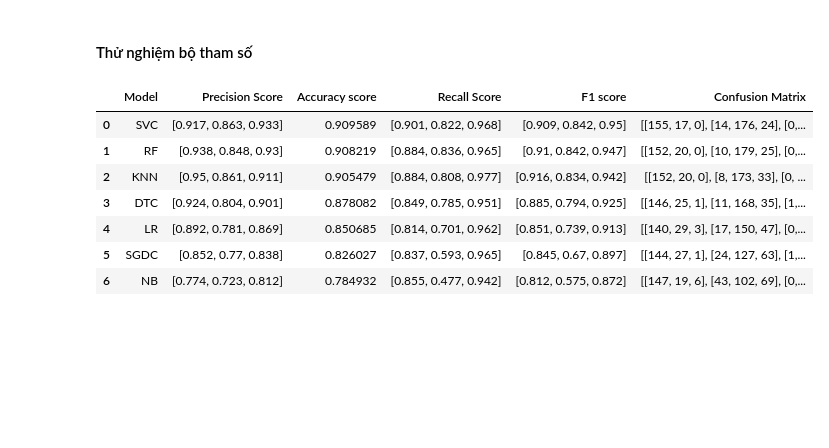
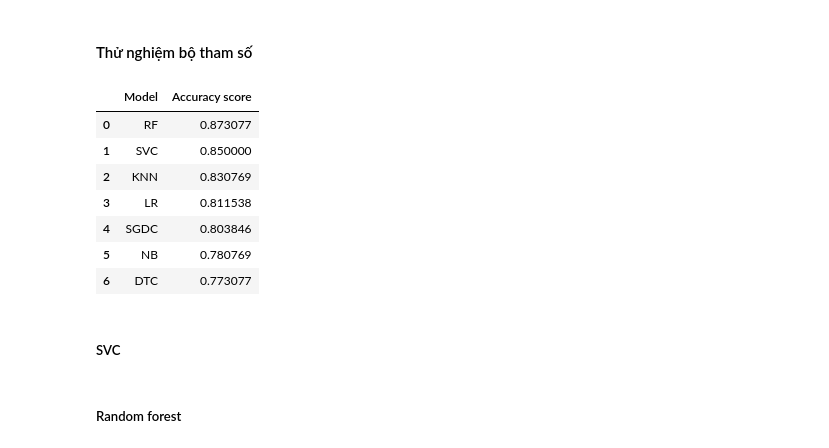
Before and after one commit to tranhuutuan261103/Gym-Exercise-Correction, a Jupyter notebook: trainning/squat_model/train_model.ipynb, the cells around one changed output. Cells and saved outputs as stored; diff of their text form; code cells hidden in the pictures; blank space fills up the shorter version.

```diff
--- a/trainning/squat_model/train_model.ipynb
+++ b/trainning/squat_model/train_model.ipynb
@@ -196,0 +145,7 @@ weighted avg       0.91      0.91      0.91       730
+# %%
+transformed_X = preprocessor.fit_transform(X)
+new_columns = numerical_cols.to_list()
+
+transformed_X = pd.DataFrame(transformed_X, columns=new_columns)
+X = transformed_X
+X
@@ -278,0 +288,3 @@ for name, model in models_tuned_grid.items():
+# %%
+with open('best_params/best_params_SVC.json', 'w') as f:
+    json.dump(best_params_SVC, f)
@@ -360,13 +384,0 @@ Fitting 3 folds for each of 100 candidates, totalling 300 fits
-# %%
-with open('best_params_v1.json', 'w') as f:
-    json.dump(best_params_random, f)
-# %%
-# Printing the best parameters for each model
-print("Best parameters for each model:")
-for name, params in best_params_random.items():
-    print(f"{name}: {params}")
-
-# Printing the tuned models
-print("\nTuned models:")
-for name, model in models_tuned_random.items():
-    print(f"{name}: {model}")
@@ -389,46 +389,41 @@ RF: RandomForestClassifier(max_depth=90, n_estimators=2000)
 # %%
-with open('best_params.json', 'r') as f:
+with open('best_params_front.json', 'r') as f:
     best_params = json.load(f)
 
 # Assuming 'best_params' has been filled with the best parameters for each model from GridSearchCV or RandomizedSearchCV
 algorithms = [
     ("LR", LogisticRegression(**best_params.get("LR", {}), random_state=42)),
     ("SVC", SVC(probability=True, **best_params.get("SVC", {}), random_state=42)),
     ('KNN', KNeighborsClassifier(**best_params.get("KNN", {}))),
     ("DTC", DecisionTreeClassifier(**best_params.get("DTC", {}), random_state=42)),
     ("SGDC", CalibratedClassifierCV(SGDClassifier(**best_params.get("SGDC", {})))),
     ("NB", GaussianNB()),  # GaussianNB không có tham số cụ thể để điều chỉnh
     ('RF', RandomForestClassifier(**best_params.get("RF", {}), random_state=42)),
 ]
 
 models = {}
 final_results = []
 
 for name, model in algorithms:
     trained_model = model.fit(X_train, y_train)
     models[name] = trained_model
 
     # Evaluate model
     model_results = model.predict(X_test)
 
-    p_score = precision_score(y_test, model_results, average=None, labels=[0, 1, 2])
     a_score = accuracy_score(y_test, model_results)
-    r_score = recall_score(y_test, model_results, average=None, labels=[0, 1, 2])
-    f1_score_result = f1_score(y_test, model_results, average=None, labels=[0, 1, 2])
-    cm = confusion_matrix(y_test, model_results, labels=[0, 1, 2])
-    final_results.append((name, round_up_metric_results(p_score), a_score, round_up_metric_results(r_score), round_up_metric_results(f1_score_result), cm))
+    final_results.append((name, a_score))
 
-# Sort results by F1 score
-final_results.sort(key=lambda k: sum(k[4]), reverse=True)
+# Sort results by accuracy score
+final_results.sort(key=lambda k: k[1], reverse=True)
 
-# Display results in a DataFrame for better visualization
-pd.DataFrame(final_results, columns=["Model", "Precision Score", "Accuracy score", "Recall Score", "F1 score", "Confusion Matrix"])
+pd.DataFrame(final_results, columns=["Model", "Accuracy score"])
 # %% [output]
-|  | Model | Precision Score | Accuracy score | Recall Score | F1 score | Confusion Matrix |
-| 0 | SVC | [0.917, 0.863, 0.933] | 0.909589 | [0.901, 0.822, 0.968] | [0.909, 0.842, 0.95] | [[155, 17, 0], [14, 176, 24], [0,... |
-| 1 | RF | [0.938, 0.848, 0.93] | 0.908219 | [0.884, 0.836, 0.965] | [0.91, 0.842, 0.947] | [[152, 20, 0], [10, 179, 25], [0,... |
-| 2 | KNN | [0.95, 0.861, 0.911] | 0.905479 | [0.884, 0.808, 0.977] | [0.916, 0.834, 0.942] | [[152, 20, 0], [8, 173, 33], [0, ... |
-| 3 | DTC | [0.924, 0.804, 0.901] | 0.878082 | [0.849, 0.785, 0.951] | [0.885, 0.794, 0.925] | [[146, 25, 1], [11, 168, 35], [1,... |
-| 4 | LR | [0.892, 0.781, 0.869] | 0.850685 | [0.814, 0.701, 0.962] | [0.851, 0.739, 0.913] | [[140, 29, 3], [17, 150, 47], [0,... |
-| 5 | SGDC | [0.852, 0.77, 0.838] | 0.826027 | [0.837, 0.593, 0.965] | [0.845, 0.67, 0.897] | [[144, 27, 1], [24, 127, 63], [1,... |
-| 6 | NB | [0.774, 0.723, 0.812] | 0.784932 | [0.855, 0.477, 0.942] | [0.812, 0.575, 0.872] | [[147, 19, 6], [43, 102, 69], [0,... |
+|  | Model | Accuracy score |
+| 0 | RF | 0.873077 |
+| 1 | SVC | 0.850000 |
+| 2 | KNN | 0.830769 |
+| 3 | LR | 0.811538 |
+| 4 | SGDC | 0.803846 |
+| 5 | NB | 0.780769 |
+| 6 | DTC | 0.773077 |
@@ -438,0 +430,2 @@ with open('best_models/SVC_model.pkl', 'wb') as file:
+# %% [markdown]
+##### SVC
@@ -438,0 +443,2 @@ with open('best_models/SVC_model.pkl', 'wb') as file:
+# %% [markdown]
+##### Random forest
```
Also changed, not shown: parts of 34 cells of this notebook, 23 other files.
